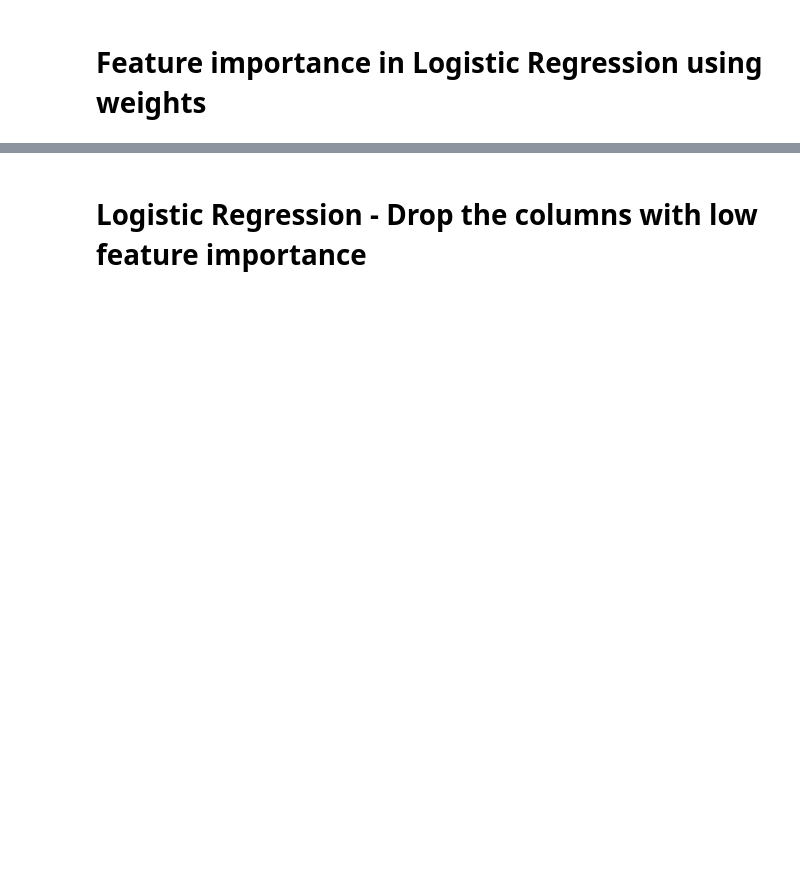
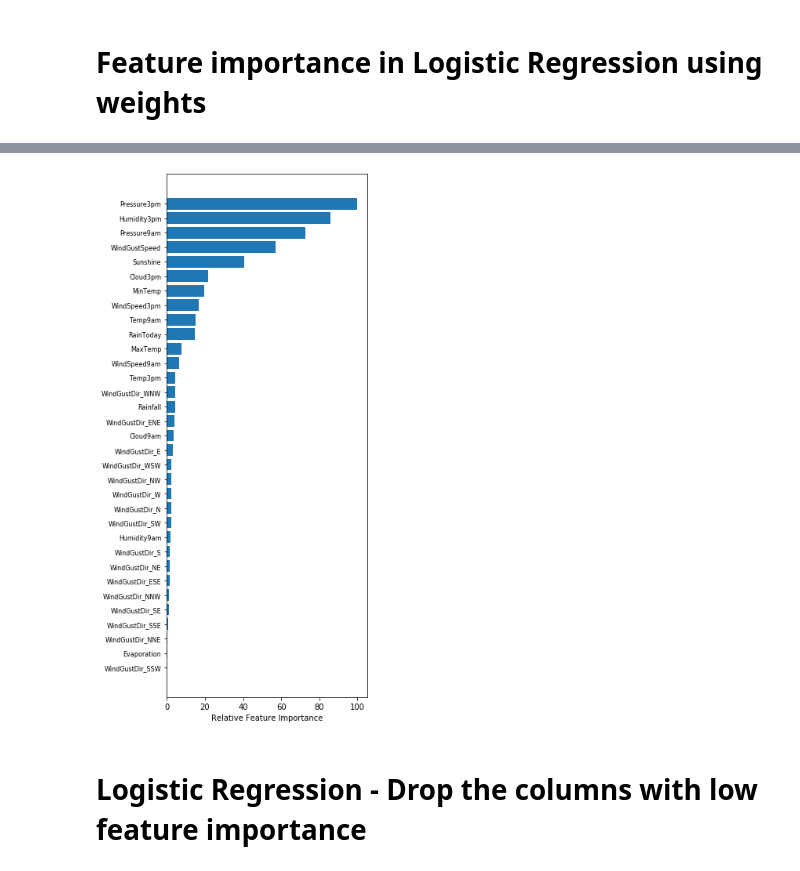
Before and after one commit to jherberg462/ml-predictions-project, a Jupyter notebook: aus_weather/aus_weather_logistic_regression_model.ipynb, the cells around one changed output, grey strips where cells are left out. Saved outputs shown, nothing was run; the diff lists cells and outputs as text; code cells hidden in the pictures; blank space fills up the shorter version.

```diff
--- a/aus_weather/aus_weather_logistic_regression_model.ipynb
+++ b/aus_weather/aus_weather_logistic_regression_model.ipynb
@@ -89,8 +218,8 @@ df_aus_weather.head()
 # %%
-# #Transform the training and testing data using the X_scaler
-# #Since the features are measured from different scales, appling featruring scaling
-# X_train=X_scaler.transform(X_train)
-# X_test=X_scaler.transform(X_test)
+# Transform the training and testing data using the X_scaler
+# Since the features are measured from different scales, appling featruring scaling
+X_train=X_scaler.transform(X_train)
+X_test=X_scaler.transform(X_test)
 # %% [markdown]
 # Create Logistic Regression Model
 # %%
@@ -100,4 +229,4 @@ df_aus_weather.head()
 # %%
-# from sklearn.linear_model import LogisticRegression
-# classifier_1=LogisticRegression()
-# classifier_1
+from sklearn.linear_model import LogisticRegression
+classifier_1=LogisticRegression()
+classifier_1
@@ -104,3 +239,3 @@ df_aus_weather.head()
 # %%
-# #Fit(train) the model using th scaled training data
-# classifier_1.fit(X_train,y_train.ravel())
+# Fit(train) the model using th scaled training data
+classifier_1.fit(X_train,y_train.ravel())
@@ -117,13 +350,15 @@ df_aus_weather.head()
 # %%
-# feature_importance = abs(classifier_1.coef_[0])
-# feature_importance = 100.0 * (feature_importance / feature_importance.max())
-# sorted_idx = np.argsort(feature_importance)
-# pos = np.arange(sorted_idx.shape[0])
-# featfig = plt.figure(figsize=(5,10))
-# featax = featfig.add_subplot(1, 1, 1)
-# featax.barh(pos, feature_importance[sorted_idx], align='center')
-# featax.set_yticks(pos)
-# featax.set_yticklabels(np.array(X.columns)[sorted_idx], fontsize=8)
-# featax.set_xlabel('Relative Feature Importance')
-# plt.tight_layout()
-# plt.show()
+feature_importance = abs(classifier_1.coef_[0])
+feature_importance = 100.0 * (feature_importance / feature_importance.max())
+sorted_idx = np.argsort(feature_importance)
+pos = np.arange(sorted_idx.shape[0])
+featfig = plt.figure(figsize=(5,10))
+featax = featfig.add_subplot(1, 1, 1)
+featax.barh(pos, feature_importance[sorted_idx], align='center')
+featax.set_yticks(pos)
+featax.set_yticklabels(np.array(X.columns)[sorted_idx], fontsize=8)
+featax.set_xlabel('Relative Feature Importance')
+plt.tight_layout()
+plt.show()
+# %% [output]
+[figure, added]
```
Also changed, not shown: parts of 73 cells of this notebook.
